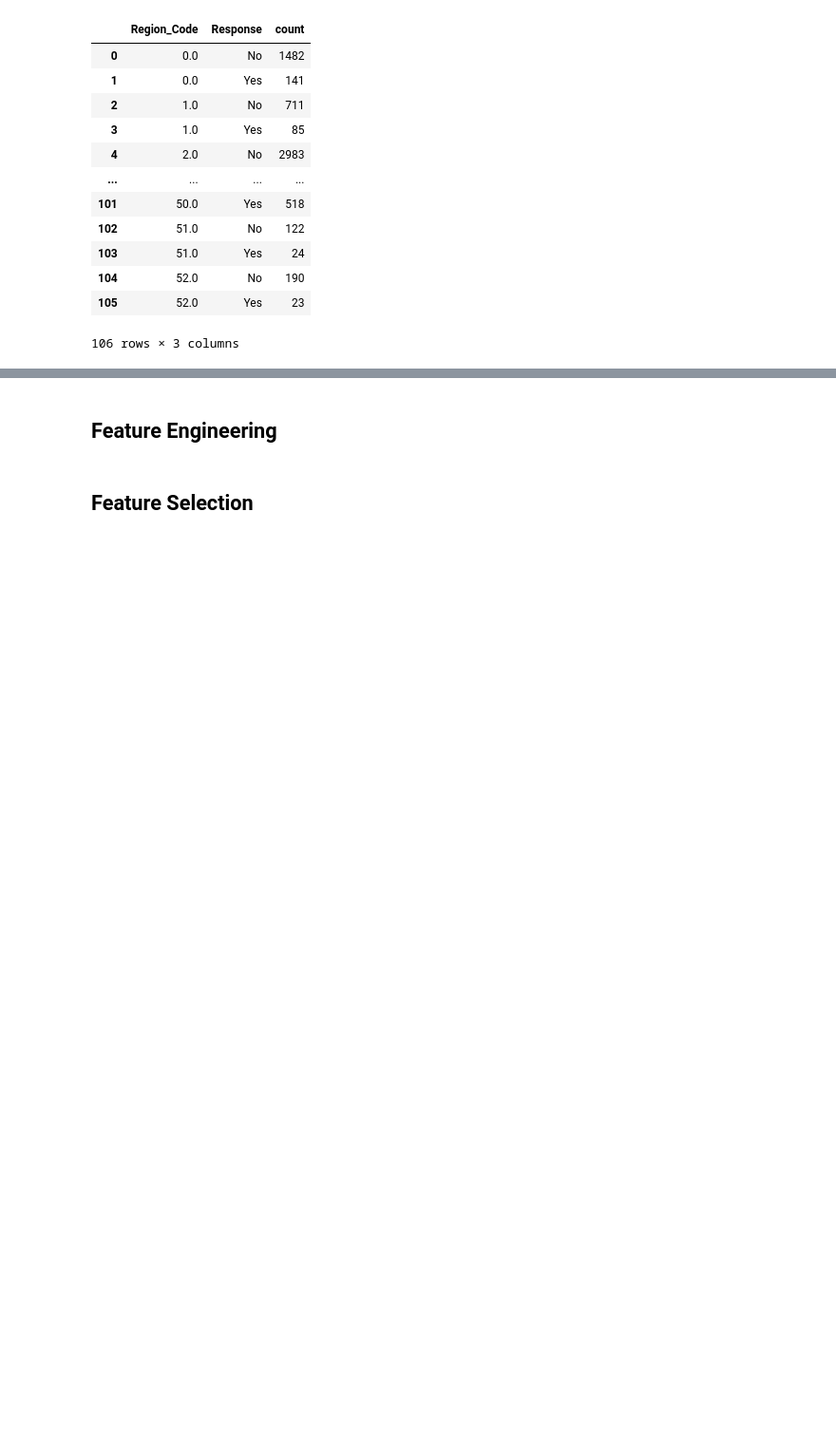
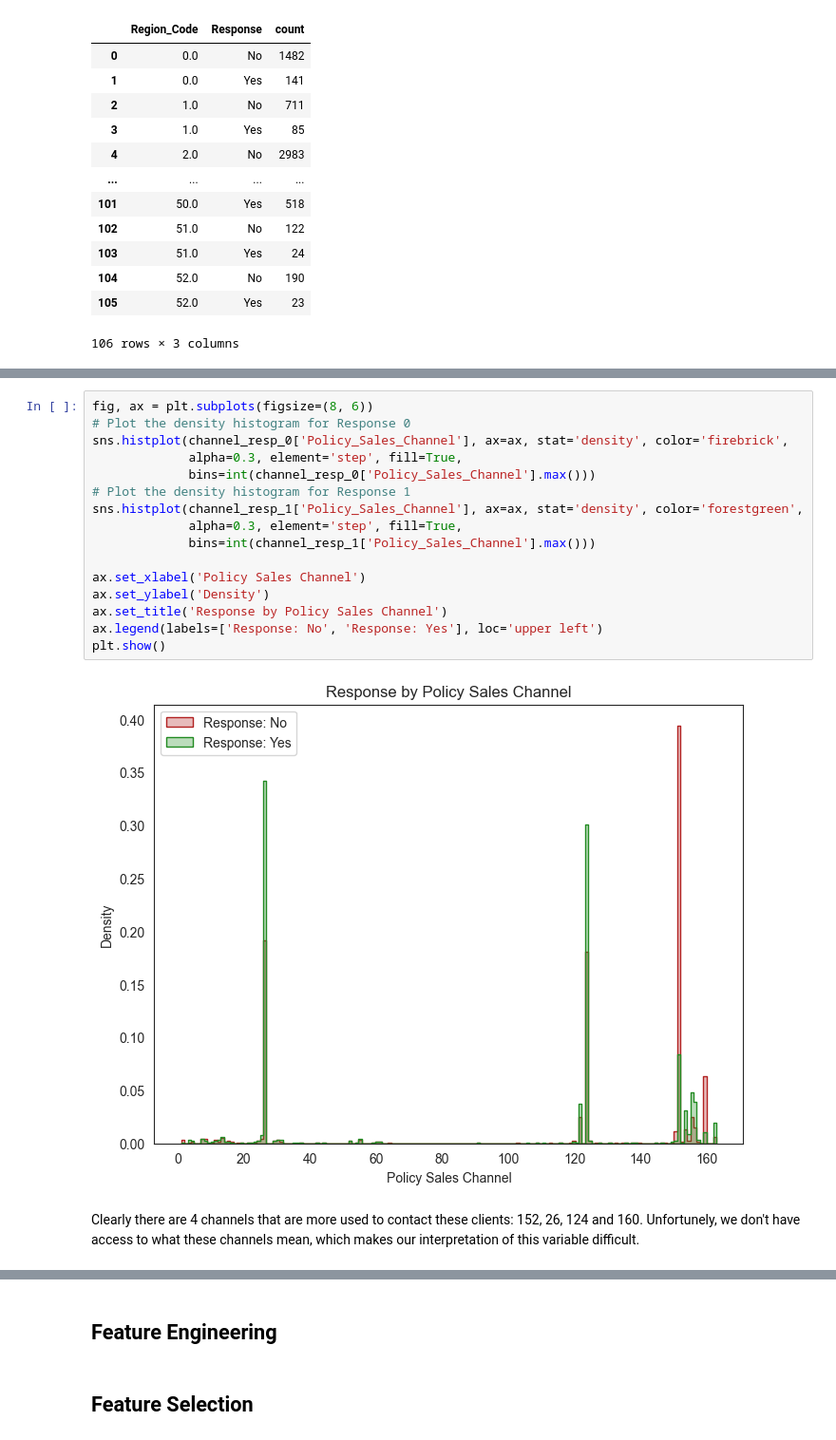
Before and after one commit to HugoTex98/Health-Insurance-Cross-Sell-Prediction, a Jupyter notebook: Health_Insurance_Cross_Sell_Prediction.ipynb, the cells around one changed output, grey strips where cells are left out. Shown at 95% size. Cells and saved outputs as stored; diff of their text form; blank space fills up the shorter version.

```diff
--- a/Health_Insurance_Cross_Sell_Prediction.ipynb
+++ b/Health_Insurance_Cross_Sell_Prediction.ipynb
@@ -639,0 +709,20 @@ plt.show()
+# %%
+fig, ax = plt.subplots(figsize=(8, 6))
+# Plot the density histogram for Response 0
+sns.histplot(channel_resp_0['Policy_Sales_Channel'], ax=ax, stat='density', color='firebrick',
+             alpha=0.3, element='step', fill=True,
+             bins=int(channel_resp_0['Policy_Sales_Channel'].max()))
+# Plot the density histogram for Response 1
+sns.histplot(channel_resp_1['Policy_Sales_Channel'], ax=ax, stat='density', color='forestgreen',
+             alpha=0.3, element='step', fill=True,
+             bins=int(channel_resp_1['Policy_Sales_Channel'].max()))
+
+ax.set_xlabel('Policy Sales Channel')
+ax.set_ylabel('Density')
+ax.set_title('Response by Policy Sales Channel')
+ax.legend(labels=['Response: No', 'Response: Yes'], loc='upper left')
+plt.show()
+# %% [output]
+[figure, added]
+# %% [markdown]
+Clearly there are 4 channels that are more used to contact these clients: 152, 26, 124 and 160. Unfortunely, we don't have access to what these channels mean, which makes our interpretation of this variable difficult.
```
Also changed, not shown: parts of 31 cells of this notebook.
